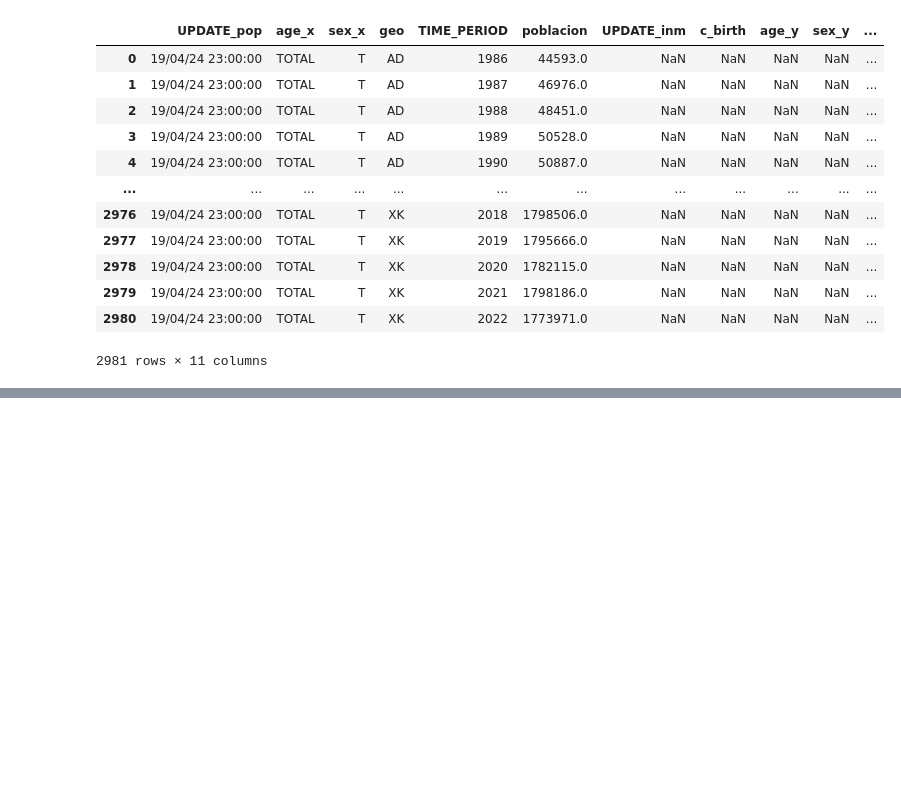
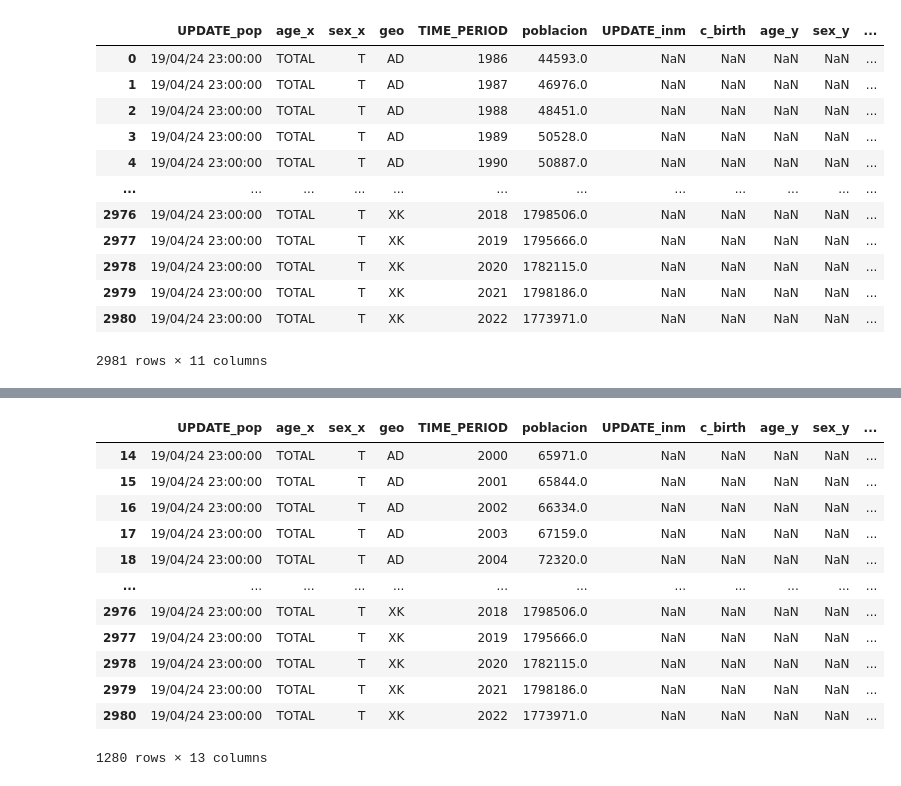
Before and after one commit to Gbau11/Inmigracion, a Jupyter notebook: code/Inmigracion.ipynb, the cells around one changed output, grey strips where cells are left out. Cells and saved outputs as stored; diff of their text form; code cells hidden in the pictures; blank space fills up the shorter version.

```diff
--- a/code/Inmigracion.ipynb
+++ b/code/Inmigracion.ipynb
@@ -159,0 +257,16 @@ total[total['geo']=='ES']
+# %%
+publi
+# %% [output]
+|  | UPDATE_pop | age_x | sex_x | geo | TIME_PERIOD | poblacion | UPDATE_inm | c_birth | age_y | sex_y | ... |
+| 14 | 19/04/24 23:00:00 | TOTAL | T | AD | 2000 | 65971.0 | NaN | NaN | NaN | NaN | ... |
+| 15 | 19/04/24 23:00:00 | TOTAL | T | AD | 2001 | 65844.0 | NaN | NaN | NaN | NaN | ... |
+| 16 | 19/04/24 23:00:00 | TOTAL | T | AD | 2002 | 66334.0 | NaN | NaN | NaN | NaN | ... |
+| 17 | 19/04/24 23:00:00 | TOTAL | T | AD | 2003 | 67159.0 | NaN | NaN | NaN | NaN | ... |
+| 18 | 19/04/24 23:00:00 | TOTAL | T | AD | 2004 | 72320.0 | NaN | NaN | NaN | NaN | ... |
+| ... | ... | ... | ... | ... | ... | ... | ... | ... | ... | ... | ... |
+| 2976 | 19/04/24 23:00:00 | TOTAL | T | XK | 2018 | 1798506.0 | NaN | NaN | NaN | NaN | ... |
+| 2977 | 19/04/24 23:00:00 | TOTAL | T | XK | 2019 | 1795666.0 | NaN | NaN | NaN | NaN | ... |
+| 2978 | 19/04/24 23:00:00 | TOTAL | T | XK | 2020 | 1782115.0 | NaN | NaN | NaN | NaN | ... |
+| 2979 | 19/04/24 23:00:00 | TOTAL | T | XK | 2021 | 1798186.0 | NaN | NaN | NaN | NaN | ... |
+| 2980 | 19/04/24 23:00:00 | TOTAL | T | XK | 2022 | 1773971.0 | NaN | NaN | NaN | NaN | ... |
+1280 rows × 13 columns
```
Also changed, not shown: parts of 16 cells of this notebook, 2 other files.
